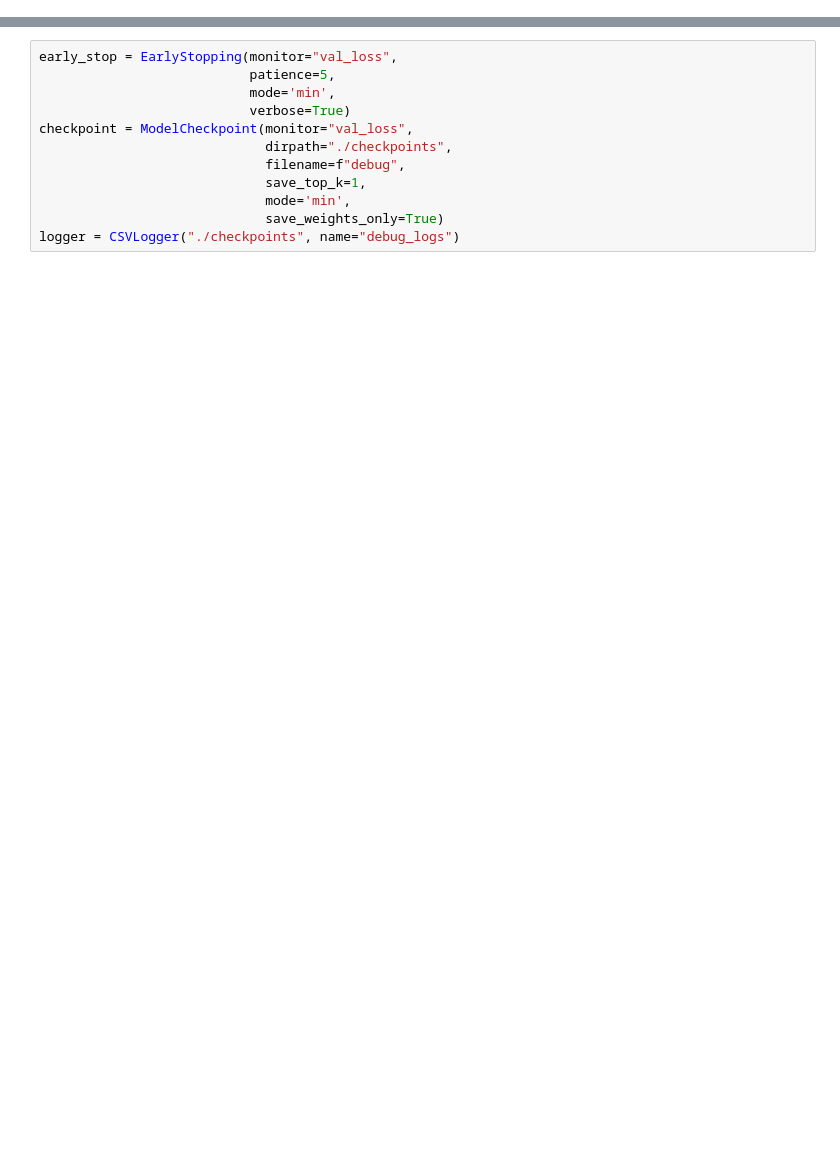
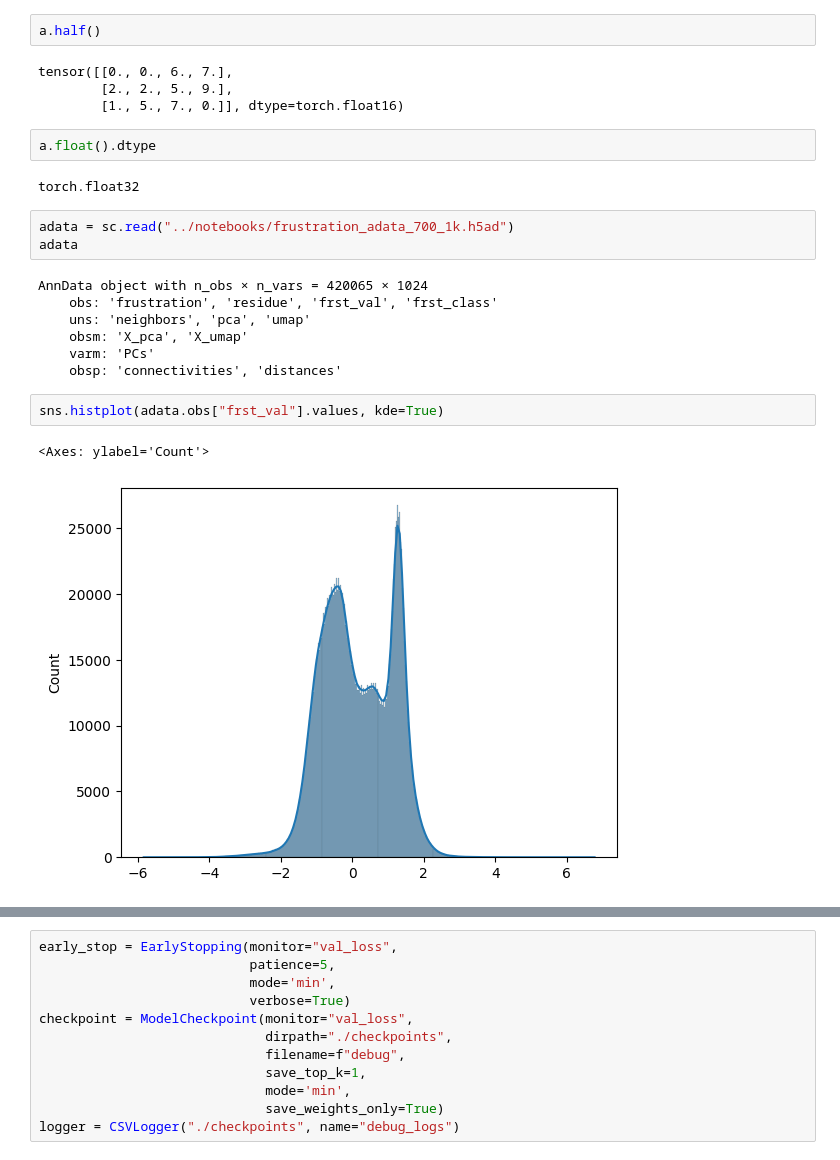
Before and after one commit to leuschjanphilipp/FrustrAI-Seq, a Jupyter notebook: notebooks/debug.ipynb, the cells around one changed output, grey strips where cells are left out. Saved outputs shown, nothing was run; the diff lists cells and outputs as text; blank space fills up the shorter version.

```diff
--- a/notebooks/debug.ipynb
+++ b/notebooks/debug.ipynb
@@ -31,0 +122,25 @@ df.head(2)
+# %%
+a.half()
+# %% [output]
+tensor([[0., 0., 6., 7.],
+        [2., 2., 5., 9.],
+        [1., 5., 7., 0.]], dtype=torch.float16)
+# %%
+a.float().dtype
+# %% [output]
+torch.float32
+# %%
+adata = sc.read("../notebooks/frustration_adata_700_1k.h5ad")
+adata
+# %% [output]
+AnnData object with n_obs × n_vars = 420065 × 1024
+    obs: 'frustration', 'residue', 'frst_val', 'frst_class'
+    uns: 'neighbors', 'pca', 'umap'
+    obsm: 'X_pca', 'X_umap'
+    varm: 'PCs'
+    obsp: 'connectivities', 'distances'
+# %%
+sns.histplot(adata.obs["frst_val"].values, kde=True)
+# %% [output]
+<Axes: ylabel='Count'>
+[figure, added]
```
Also changed, not shown: parts of 47 cells of this notebook, 8 other files.
